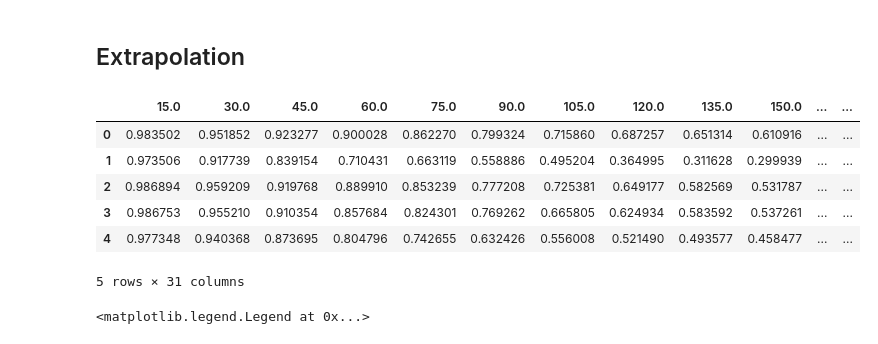
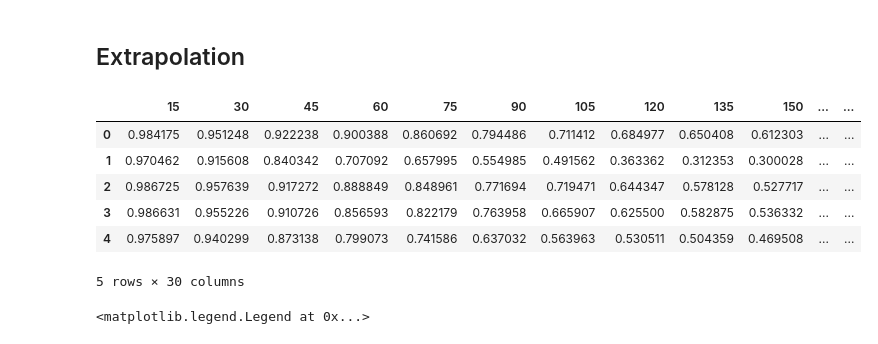
Before and after one commit to loft-br/xgboost-survival-embeddings, a Jupyter notebook: examples/extrapolation_example.ipynb, the cells around one changed output. Drawn from its saved outputs; the diff is of its cells as text; code cells hidden in the pictures.

```diff
--- a/examples/extrapolation_example.ipynb
+++ b/examples/extrapolation_example.ipynb
@@ -92,17 +88,17 @@ Notice that this predicted survival curve does not end at zero (cure fraction du
 # %%
 from xgbse.extrapolation import extrapolate_constant_risk
 
 # extrapolating predicted survival
-survival_ext = extrapolate_constant_risk(survival, 450, 11)
+survival_ext = extrapolate_constant_risk(survival, 450, 15)
 survival_ext.head()
 # %% [output]
-|  | 15.0 | 30.0 | 45.0 | 60.0 | 75.0 | 90.0 | 105.0 | 120.0 | 135.0 | 150.0 | ... | ... |
-| 0 | 0.983502 | 0.951852 | 0.923277 | 0.900028 | 0.862270 | 0.799324 | 0.715860 | 0.687257 | 0.651314 | 0.610916 | ... | ... |
-| 1 | 0.973506 | 0.917739 | 0.839154 | 0.710431 | 0.663119 | 0.558886 | 0.495204 | 0.364995 | 0.311628 | 0.299939 | ... | ... |
-| 2 | 0.986894 | 0.959209 | 0.919768 | 0.889910 | 0.853239 | 0.777208 | 0.725381 | 0.649177 | 0.582569 | 0.531787 | ... | ... |
-| 3 | 0.986753 | 0.955210 | 0.910354 | 0.857684 | 0.824301 | 0.769262 | 0.665805 | 0.624934 | 0.583592 | 0.537261 | ... | ... |
-| 4 | 0.977348 | 0.940368 | 0.873695 | 0.804796 | 0.742655 | 0.632426 | 0.556008 | 0.521490 | 0.493577 | 0.458477 | ... | ... |
+|  | 15 | 30 | 45 | 60 | 75 | 90 | 105 | 120 | 135 | 150 | ... | ... |
+| 0 | 0.984175 | 0.951248 | 0.922238 | 0.900388 | 0.860692 | 0.794486 | 0.711412 | 0.684977 | 0.650408 | 0.612303 | ... | ... |
+| 1 | 0.970462 | 0.915608 | 0.840342 | 0.707092 | 0.657995 | 0.554985 | 0.491562 | 0.363362 | 0.312353 | 0.300028 | ... | ... |
+| 2 | 0.986725 | 0.957639 | 0.917272 | 0.888849 | 0.848961 | 0.771694 | 0.719471 | 0.644347 | 0.578128 | 0.527717 | ... | ... |
+| 3 | 0.986631 | 0.955226 | 0.910726 | 0.856593 | 0.822179 | 0.763958 | 0.665907 | 0.625500 | 0.582875 | 0.536332 | ... | ... |
+| 4 | 0.975897 | 0.940299 | 0.873138 | 0.799073 | 0.741586 | 0.637032 | 0.563963 | 0.530511 | 0.504359 | 0.469508 | ... | ... |
-5 rows × 31 columns
+5 rows × 30 columns
 # %%
 # plotting extrapolation #
 
```
Also changed, not shown: parts of 2 cells of this notebook, 6 other files.
